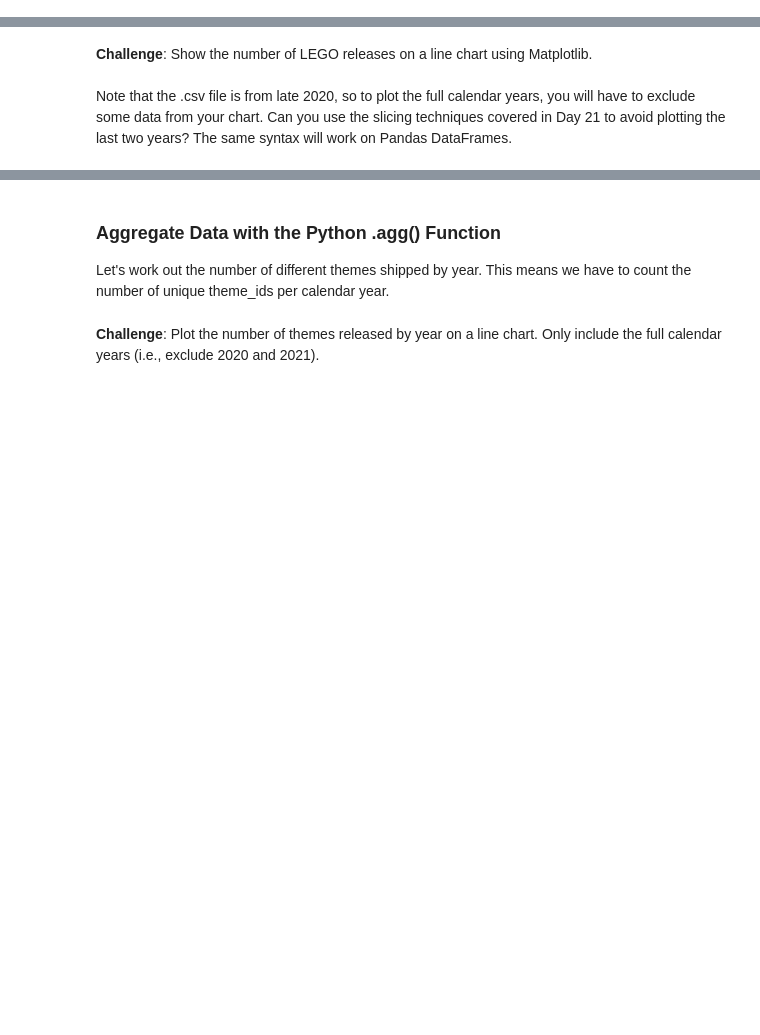
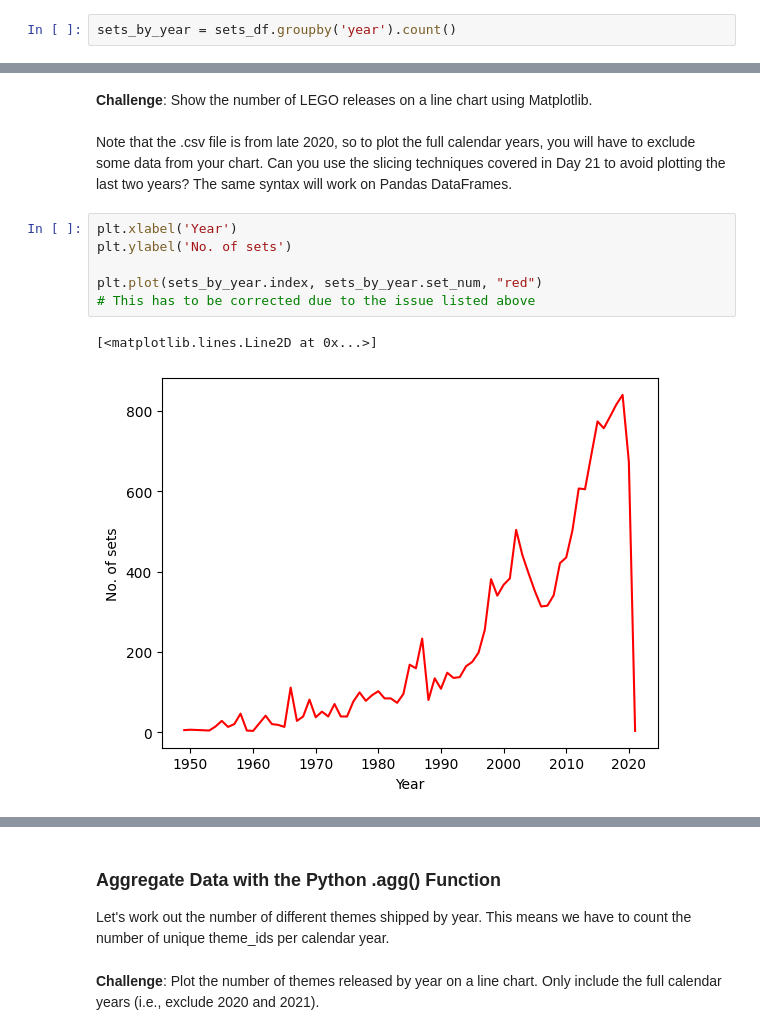
Before and after one commit to keshavpj1711/Python_100-Days, a Jupyter notebook: Advanced/74AnalyzeLegoDataset/LegoDatasetAnalyze.ipynb, the cells around one changed output, grey strips where cells are left out. Saved outputs shown, nothing was run; the diff lists cells and outputs as text; blank space fills up the shorter version.

Commit message:
done with plotting sets produced per year

```diff
--- a/Advanced/74AnalyzeLegoDataset/LegoDatasetAnalyze.ipynb
+++ b/Advanced/74AnalyzeLegoDataset/LegoDatasetAnalyze.ipynb
@@ -168,3 +169,5 @@ sets_df.sort_values("num_parts", ascending=False).head()
 | 221 | 10189-1 | Taj Mahal | 2008 | 673 | 5922 |
 # %% [markdown]
 **Challenge**: Use <code>.groupby()</code> and <code>.count()</code> to show the number of LEGO sets released year-on-year. How do the number of sets released in 1955 compare to the number of sets released in 2019?
+# %%
+sets_by_year = sets_df.groupby('year').count()
@@ -172,3 +185,12 @@ sets_df.sort_values("num_parts", ascending=False).head()
 **Challenge**: Show the number of LEGO releases on a line chart using Matplotlib. <br>
 <br>
 Note that the .csv file is from late 2020, so to plot the full calendar years, you will have to exclude some data from your chart. Can you use the slicing techniques covered in Day 21 to avoid plotting the last two years? The same syntax will work on Pandas DataFrames.
+# %%
+plt.xlabel('Year')
+plt.ylabel('No. of sets')
+
+plt.plot(sets_by_year.index, sets_by_year.set_num, "red")
+# This has to be corrected due to the issue listed above
+# %% [output]
+[<matplotlib.lines.Line2D at 0x...>]
+[figure, added]
```
Also changed, not shown: parts of 3 cells of this notebook.
